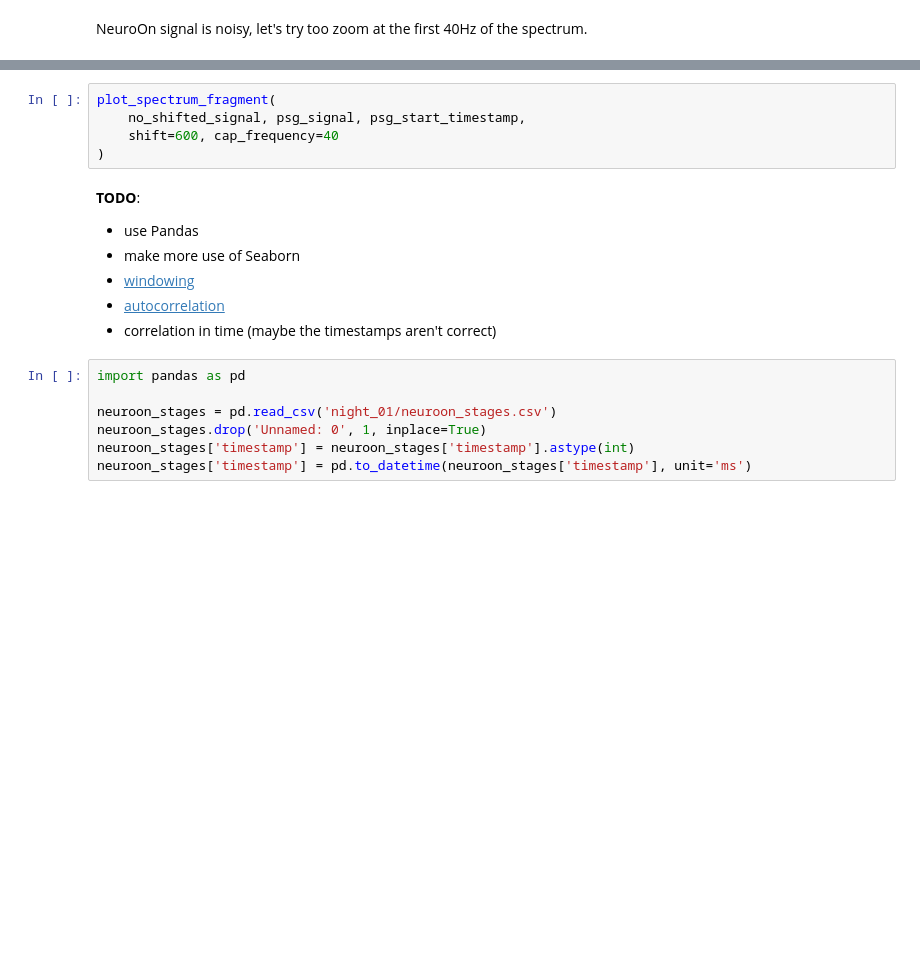
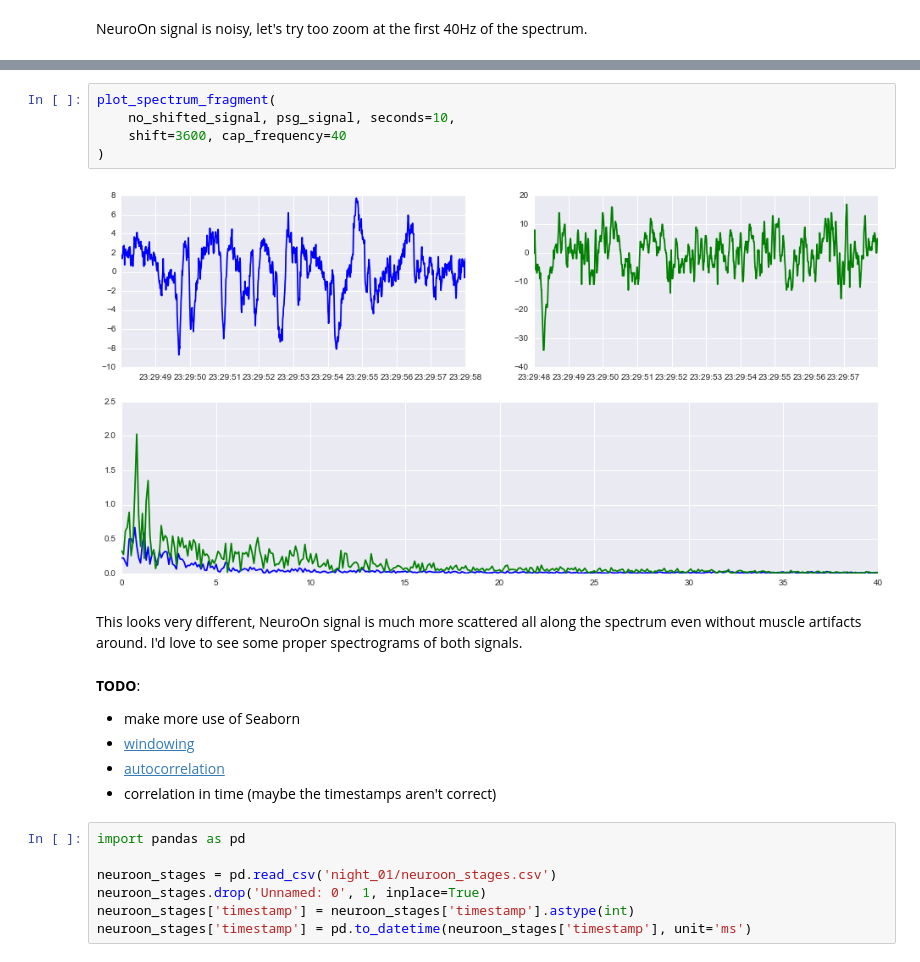
Before and after one commit to pawelngei/neuroon-notebook, a Jupyter notebook: NeuroOn.ipynb, the cells around one changed output, grey strips where cells are left out. Cells and saved outputs as stored; diff of their text form; blank space fills up the shorter version.

```diff
--- a/NeuroOn.ipynb
+++ b/NeuroOn.ipynb
@@ -242,11 +282,14 @@ NeuroOn signal is noisy, let's try too zoom at the first 40Hz of the spectrum.
 # %%
 plot_spectrum_fragment(
-    no_shifted_signal, psg_signal, psg_start_timestamp,
-    shift=600, cap_frequency=40
+    no_shifted_signal, psg_signal, seconds=10,
+    shift=3600, cap_frequency=40
 )
+# %% [output]
+[figure, added]
+# %% [markdown]
+This looks very different, NeuroOn signal is much more scattered all along the spectrum even without muscle artifacts around. I'd love to see some proper spectrograms of both signals.
 # %% [markdown]
 **TODO**:
- - use Pandas
  - make more use of Seaborn
  - [windowing](https://en.wikipedia.org/wiki/Window_function)
  - [autocorrelation](https://en.wikipedia.org/wiki/Autocorrelation)
```
Also changed, not shown: parts of 5 cells of this notebook.
